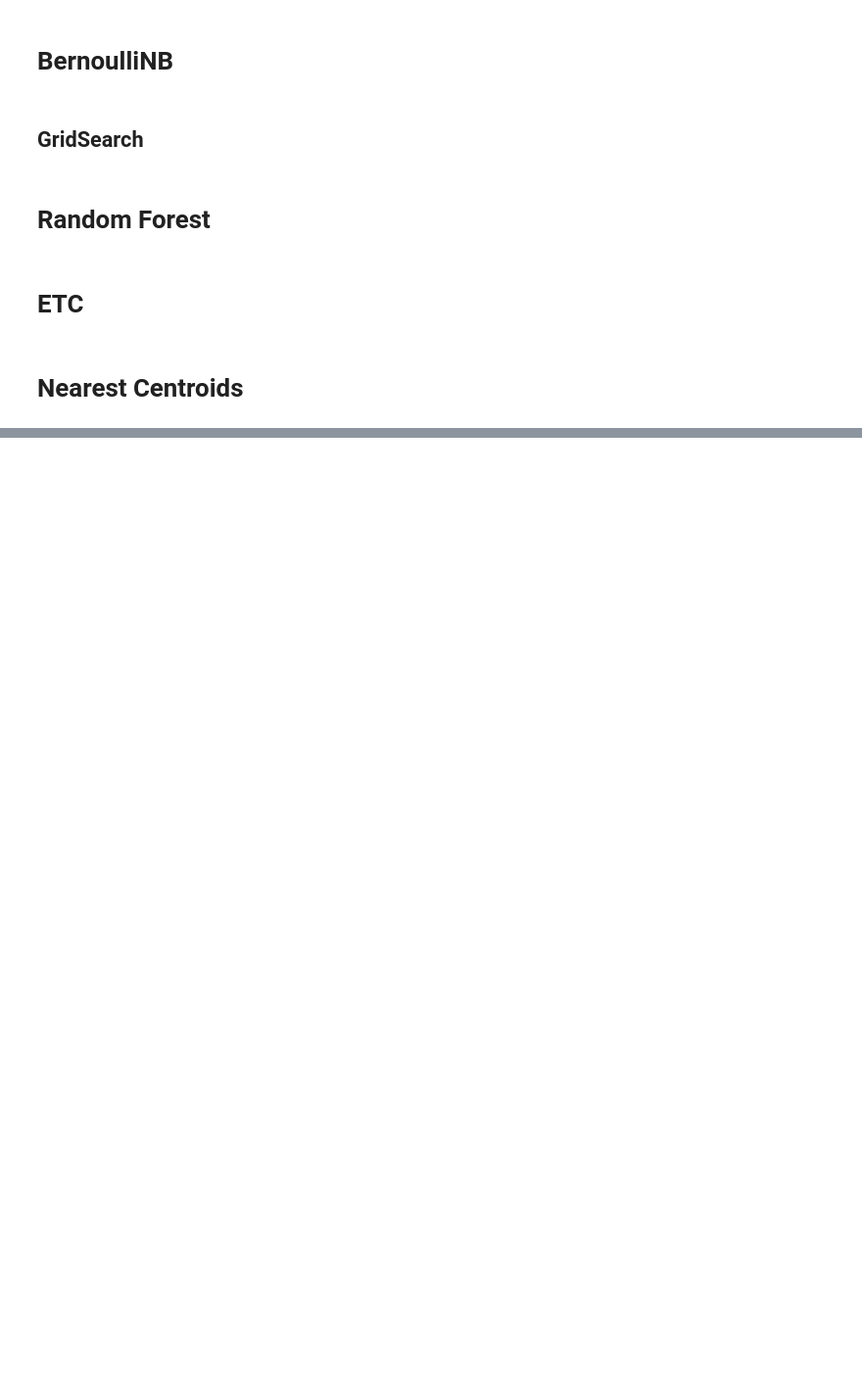
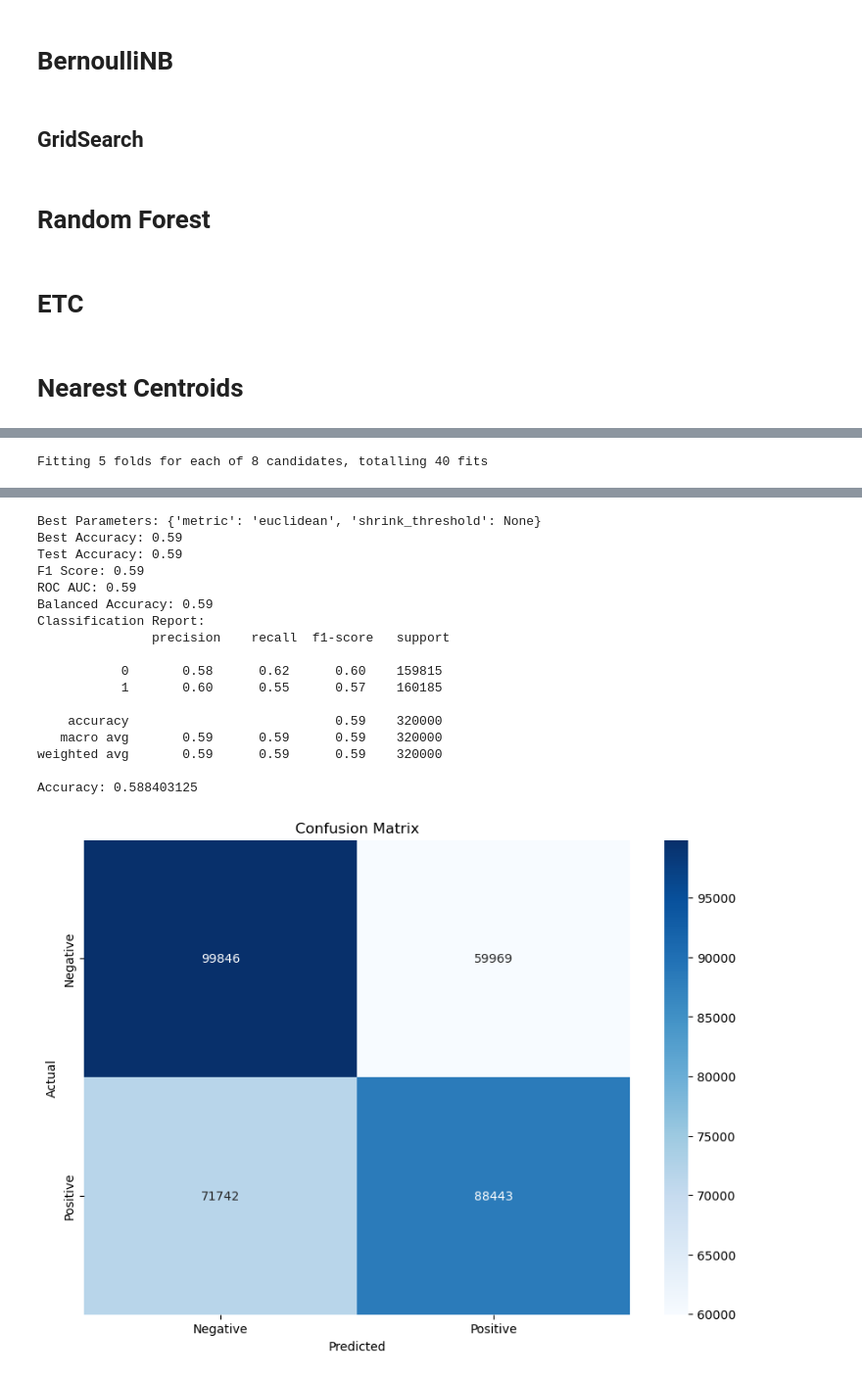
Before and after one commit to mohAhanin/I-m-not-Sentimental, a Jupyter notebook: Countvectorization (BernoulliNB + ETC + RF + NC).ipynb, the cells around one changed output, grey strips where cells are left out. Shown at 98% size. Drawn from its saved outputs; the diff is of its cells as text; code cells hidden in the pictures; blank space fills up the shorter version.

```diff
--- a/Countvectorization (BernoulliNB + ETC + RF + NC).ipynb
+++ b/Countvectorization (BernoulliNB + ETC + RF + NC).ipynb
@@ -222,0 +243,45 @@ NC_model.fit(X_train_counts, y_train)
+# %%
+from sklearn.model_selection import GridSearchCV
+
+# Define the parameter grid for GridSearchCV
+param_grid = {
+    'metric': ['euclidean', 'manhattan'],
+    'shrink_threshold': [None, 0.1, 0.5, 1.0]
+}
+
+# Setup Grid Search with cross-validation
+grid_search = GridSearchCV(estimator=NearestCentroid(),
+                           param_grid=param_grid,
+                           cv=5,
+                           scoring='accuracy',
+                           n_jobs=-1,
+                           verbose=2)
+
+# Fit the grid search
+grid_search.fit(X_train_counts, y_train)
+
+# Get the best model parameters and accuracy
+best_params = grid_search.best_params_
+best_accuracy = grid_search.best_score_
+
+print(f"Best Parameters: {best_params}")
+print(f"Best Accuracy: {best_accuracy:.2f}")
+
+# Evaluate the best model on the test set
+best_model = grid_search.best_estimator_
+y_pred = best_model.predict(X_test_counts)
+
+test_accuracy = accuracy_score(y_test, y_pred)
+f1 = f1_score(y_test, y_pred, average='weighted')
+roc_auc = roc_auc_score(y_test, y_pred)
+balanced_acc = balanced_accuracy_score(y_test, y_pred)
+
+print(f"Test Accuracy: {test_accuracy:.2f}")
+print(f"F1 Score: {f1:.2f}")
+print(f"ROC AUC: {roc_auc:.2f}")
+print(f"Balanced Accuracy: {balanced_acc:.2f}")
+
+# Final evaluation of the best model
+model_Evaluate(best_model)
+# %% [output]
+Fitting 5 folds for each of 8 candidates, totalling 40 fits
@@ -222,0 +307,18 @@ NC_model.fit(X_train_counts, y_train)
+Best Parameters: {'metric': 'euclidean', 'shrink_threshold': None}
+Best Accuracy: 0.59
+Test Accuracy: 0.59
+F1 Score: 0.59
+ROC AUC: 0.59
+Balanced Accuracy: 0.59
+Classification Report:
+               precision    recall  f1-score   support
+
+           0       0.58      0.62      0.60    159815
+           1       0.60      0.55      0.57    160185
+
+    accuracy                           0.59    320000
+   macro avg       0.59      0.59      0.59    320000
+weighted avg       0.59      0.59      0.59    320000
+
+Accuracy: 0.588403125
+[figure, added]
```
Also changed, not shown: parts of 7 cells of this notebook, 1 other file.
